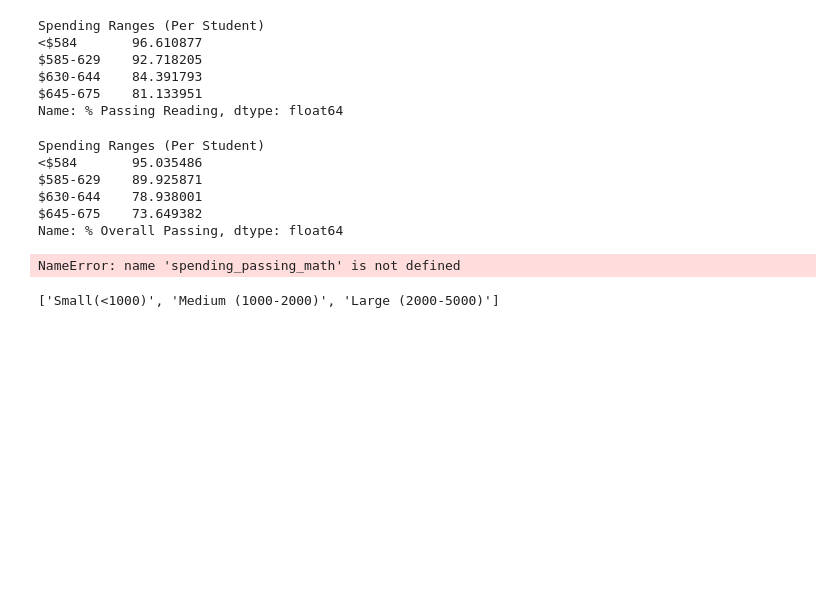
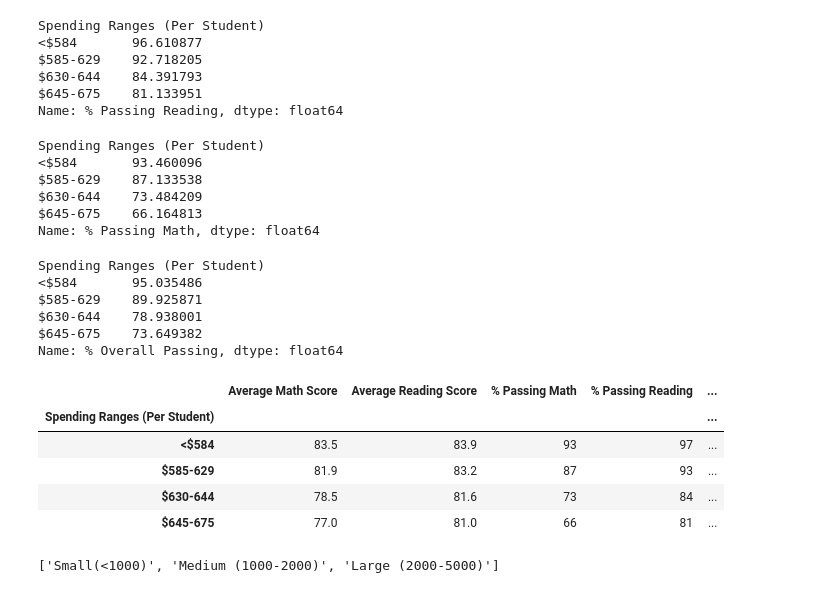
Before and after one commit to valeria100719/School_District_Analysis, a Jupyter notebook: PyCitySchools.ipynb, the cells around one changed output. Drawn from its saved outputs; the diff is of its cells as text; code cells hidden in the pictures; blank space fills up the shorter version.

Commit message:
Adding PyCitySchools.ipynb file and Resources folder.

```diff
--- a/PyCitySchools.ipynb
+++ b/PyCitySchools.ipynb
@@ -1029,8 +1066,8 @@ $630-644    78.518855
 $645-675    76.997210
 Name: Average Math Score, dtype: float64
 # %%
-spending_reading_scores = per_school_summary_df.groupby(["Spending Ranges (Per Student)"]).mean()["Average Reading Score"]
-spending_reading_scores
+spending_reading_scores_Series = per_school_summary_df.groupby(["Spending Ranges (Per Student)"]).mean()["Average Reading Score"]
+spending_reading_scores_Series
 # %% [output]
 Spending Ranges (Per Student)
 <$584       83.933814
@@ -1039,8 +1076,8 @@ $630-644    81.624473
 $645-675    81.027843
 Name: Average Reading Score, dtype: float64
 # %%
-spending_passing_reading = per_school_summary_df.groupby(["Spending Ranges (Per Student)"]).mean()["% Passing Reading"]
-spending_passing_reading
+spending_passing_reading_Series = per_school_summary_df.groupby(["Spending Ranges (Per Student)"]).mean()["% Passing Reading"]
+spending_passing_reading_Series
 # %% [output]
 Spending Ranges (Per Student)
 <$584       96.610877
@@ -1048,9 +1085,19 @@ $585-629    92.718205
 $630-644    84.391793
 $645-675    81.133951
 Name: % Passing Reading, dtype: float64
+# %%
+spending_passing_math_Series = per_school_summary_df.groupby(["Spending Ranges (Per Student)"]).mean()["% Passing Math"]
+spending_passing_math_Series
+# %% [output]
+Spending Ranges (Per Student)
+<$584       93.460096
+$585-629    87.133538
+$630-644    73.484209
+$645-675    66.164813
+Name: % Passing Math, dtype: float64
 # %%
-overall_passing_spending = per_school_summary_df.groupby(["Spending Ranges (Per Student)"]).mean()["% Overall Passing"]
-overall_passing_spending
+Spending_overall_passing_percentage_Series = per_school_summary_df.groupby(["Spending Ranges (Per Student)"]).mean()["% Overall Passing"]
+Spending_overall_passing_percentage_Series
 # %% [output]
 Spending Ranges (Per Student)
 <$584       95.035486
@@ -1059,17 +1106,19 @@ $630-644    78.938001
 $645-675    73.649382
 Name: % Overall Passing, dtype: float64
 # %%
-# Assemble into DataFrame.
-spending_summary_df = pd.DataFrame({
-          "Average Math Score" : spending_math_scores,
-          "Average Reading Score": spending_reading_scores,
-          "% Passing Math": spending_passing_math,
-          "% Passing Reading": spending_passing_reading,
-          "% Overall Passing": overall_passing_spending})
-
-spending_summary_df
+spending_school_summary_df = pd.DataFrame({"Average Math Score" : spending_math_scores_Series.map('{:.1f}'.format),
+          "Average Reading Score": spending_reading_scores_Series.map('{:.1f}'.format),
+          "% Passing Math": spending_passing_math_Series.map('{:.0f}'.format),
+          "% Passing Reading": spending_passing_reading_Series.map('{:.0f}'.format),
+          "% Overall Passing": Spending_overall_passing_percentage_Series.map('{:.0f}'.format)})
+spending_school_summary_df
 # %% [output]
-NameError: name 'spending_passing_math' is not defined
+|  | Average Math Score | Average Reading Score | % Passing Math | % Passing Reading | ... |
+| Spending Ranges (Per Student) |  |  |  |  | ... |
+| <$584 | 83.5 | 83.9 | 93 | 97 | ... |
+| $585-629 | 81.9 | 83.2 | 87 | 93 | ... |
+| $630-644 | 78.5 | 81.6 | 73 | 84 | ... |
+| $645-675 | 77.0 | 81.0 | 66 | 81 | ... |
 # %%
 size_bins = [0, 1000, 2000, 5000]
 size_bins_labels = ['Small(<1000)','Medium (1000-2000)','Large (2000-5000)']
```
Also changed, not shown: parts of 7 cells of this notebook.
